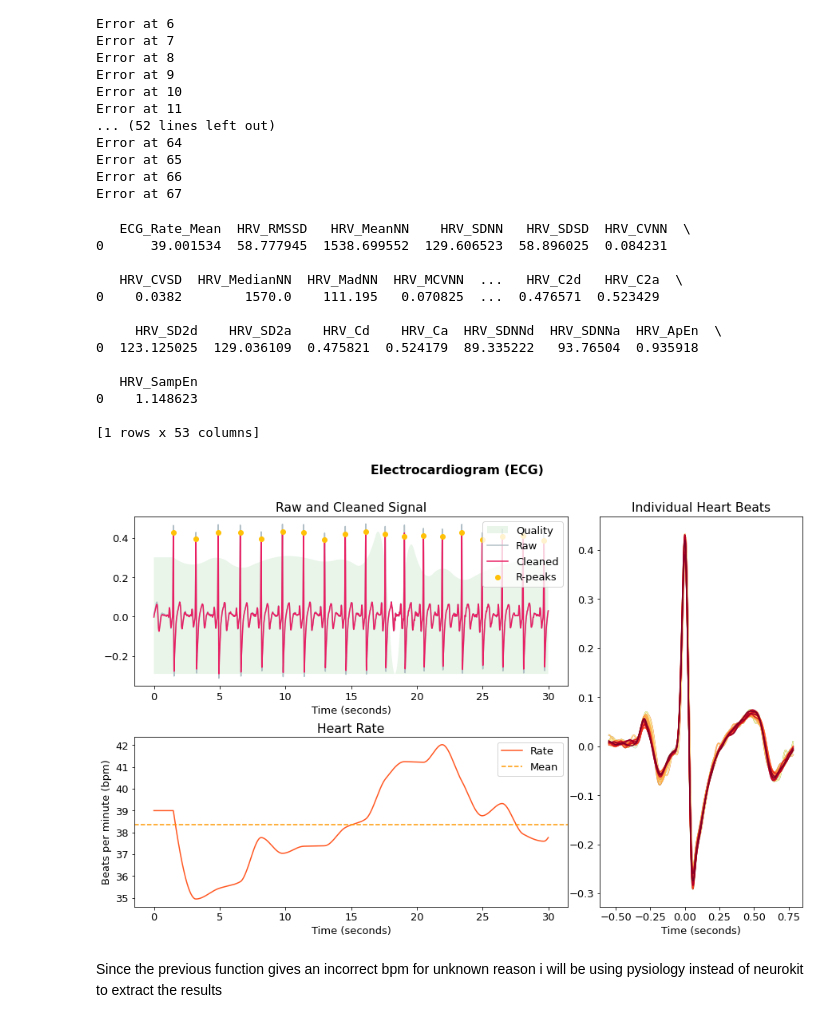
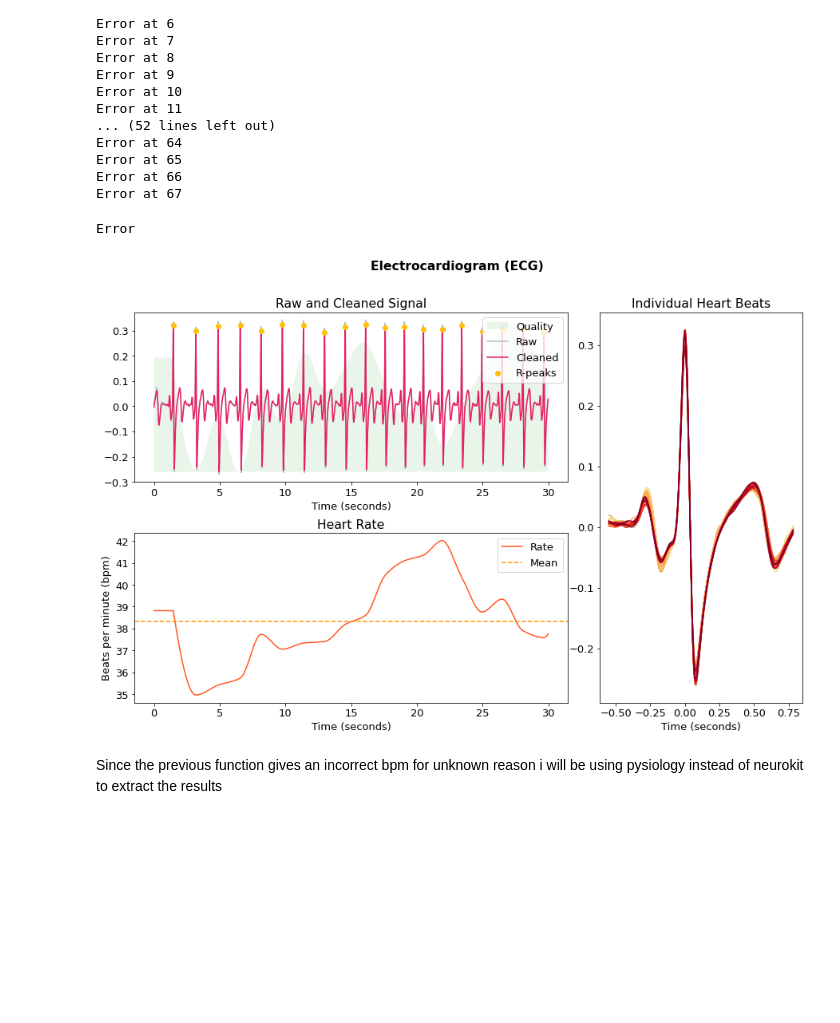
Before and after one commit to tomjefferis/CO620-Emotion-Detection-, a Jupyter notebook: mlDataTesting.ipynb, the cells around one changed output. Saved outputs shown, nothing was run; the diff lists cells and outputs as text; code cells hidden in the pictures; blank space fills up the shorter version.

```diff
--- a/mlDataTesting.ipynb
+++ b/mlDataTesting.ipynb
@@ -218,41 +223,26 @@ Error at 67
 # %%
 plt.rcParams['figure.figsize'] = [15, 9]  # Bigger images
 plt.rcParams['font.size']= 13
 
 try:
     arr = completeEcg[5]
     samplerate = 1000
-    highpass = 0.5
-    lowpass=2.5
-    #processed_ecg = nk.ecg_preprocess(ecg=arr,sampling_rate=1000,filter_type="butter",)
-    #filteredECGSignal = pyd.electrocardiography.butter_lowpass_filter(arr, lowpass, samplerate, 5)#filter the signal with a cutoff at 2.5Hz and a 5th order Butterworth filter
-    #filteredECGSignal = pyd.electrocardiography.butter_highpass_filter(filteredECGSignal, highpass, samplerate, 5)#filter the signal with a cutoff at 2.5Hz and a 5th order Butterworth filter
-    ecg_signals, info = nk2.ecg_process(arr, sampling_rate=1000)
+
+    sig = hp.filter_signal(arr, 10, samplerate)#filter the signal with a cutoff at 2.5Hz and a 5th order Butterworth filter
+    ecg_signals, info = nk2.ecg_process(sig, sampling_rate=1000)
     plot = nk2.ecg_plot(ecg_signals[:30000], sampling_rate=1000)
      #extracts processes the raw ecg signals
     #compecgdata = nk2.ecg_intervalrelated(processed_ecg, sampling_rate=1000) # makes a dataframe of analyzed ECG features
     # Process the signal using previously defined function
     #plot = nk.ecg_plot(processed_ecg[:30000], sampling_rate=1000)
     print(compecgdata)
     # Visualize
     #plot = nk.ecg_plot(compecgdata)
 except:
     print(f"Error")
 # %% [output]
-   ECG_Rate_Mean  HRV_RMSSD   HRV_MeanNN    HRV_SDNN   HRV_SDSD  HRV_CVNN  \
-0      39.001534  58.777945  1538.699552  129.606523  58.896025  0.084231
-
-   HRV_CVSD  HRV_MedianNN  HRV_MadNN  HRV_MCVNN  ...   HRV_C2d   HRV_C2a  \
-0    0.0382        1570.0    111.195   0.070825  ...  0.476571  0.523429
-
-     HRV_SD2d    HRV_SD2a    HRV_Cd    HRV_Ca  HRV_SDNNd  HRV_SDNNa  HRV_ApEn  \
-0  123.125025  129.036109  0.475821  0.524179  89.335222   93.76504  0.935918
-
-   HRV_SampEn
-0    1.148623
-
-[1 rows x 53 columns]
+Error
-[figure, old version]
+[figure, new version]
 # %% [markdown]
 Since the previous function gives an incorrect bpm for unknown reason i will be using pysiology instead of neurokit to extract the results
 # %%
```
Also changed, not shown: parts of 6 cells of this notebook.
